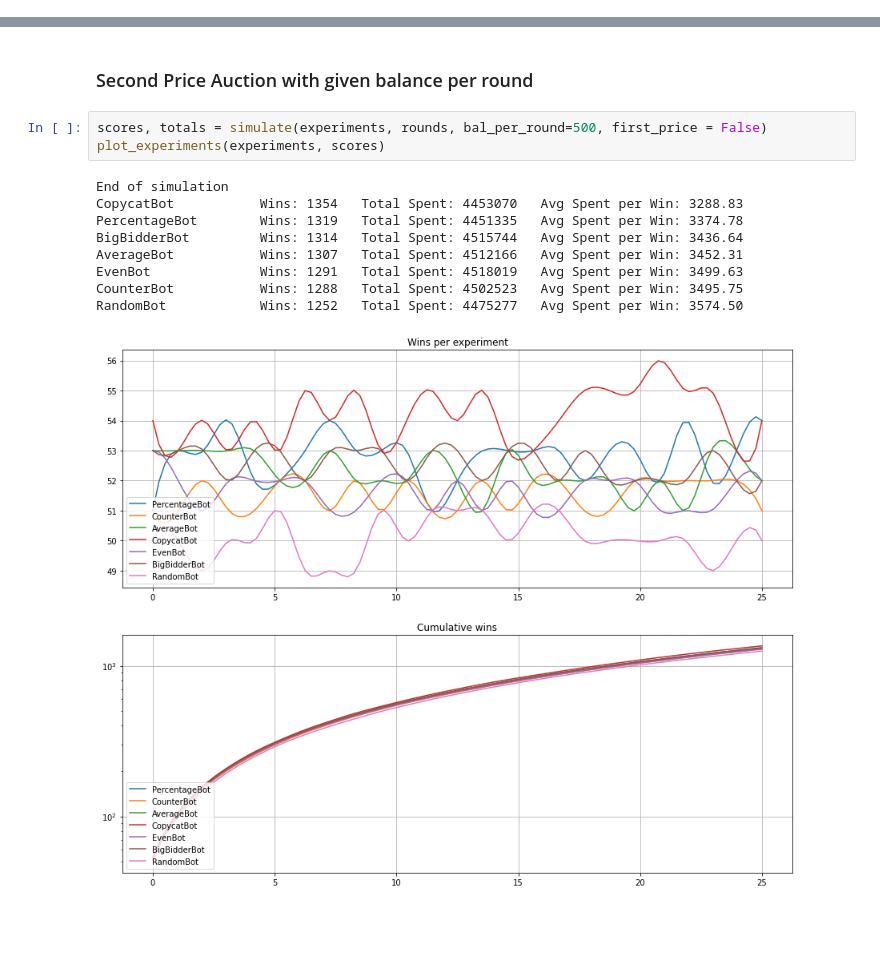
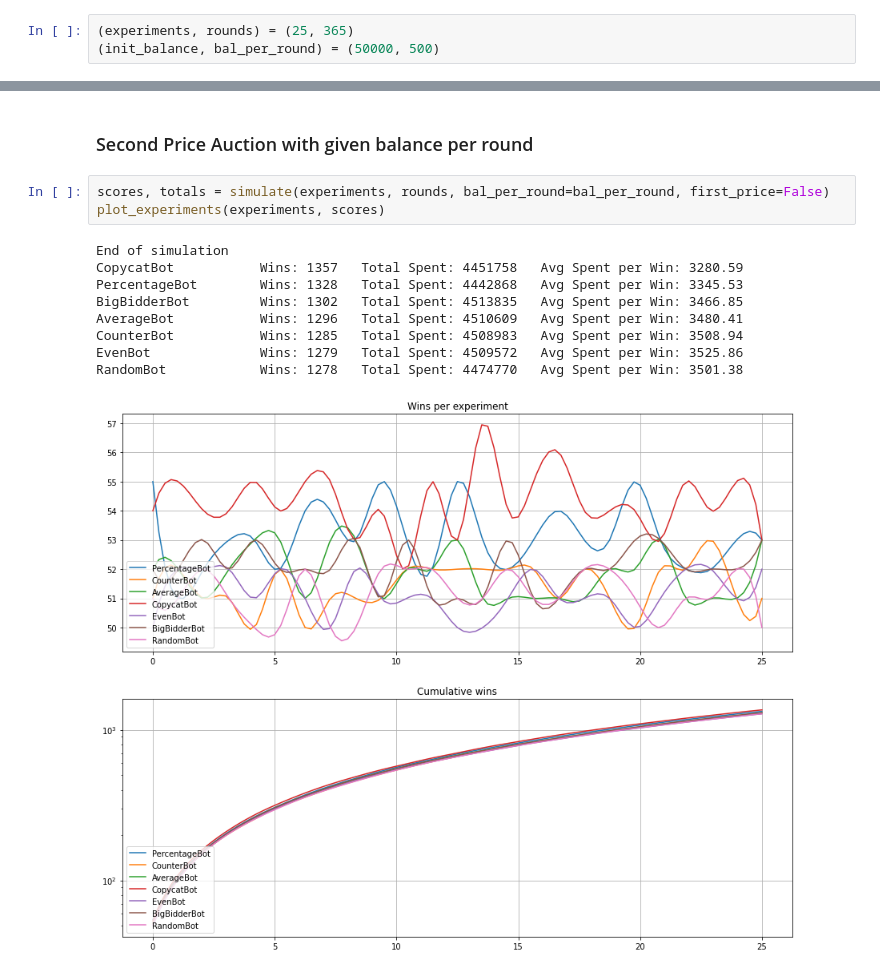
Before and after one commit to chriskrez/MultiagentSystems, a Jupyter notebook: agents.ipynb, the cells around one changed output, grey strips where cells are left out. Saved outputs shown, nothing was run; the diff lists cells and outputs as text; blank space fills up the shorter version.

```diff
--- a/agents.ipynb
+++ b/agents.ipynb
@@ -368,3 +358,6 @@ rounds = 365
+# %%
+(experiments, rounds) = (25, 365)
+(init_balance, bal_per_round) = (50000, 500)
 # %% [markdown]
 ### First Price Auction with initial balance
 # %%
@@ -413,15 +406,15 @@ RandomBot            Wins: 1120   Total Spent: 4501884   Avg Spent per Win: 4019
 # %% [markdown]
 ### Second Price Auction with given balance per round
 # %%
-scores, totals = simulate(experiments, rounds, bal_per_round=500, first_price = False)
+scores, totals = simulate(experiments, rounds, bal_per_round=bal_per_round, first_price=False)
 plot_experiments(experiments, scores)
 # %% [output]
 End of simulation
-CopycatBot           Wins: 1354   Total Spent: 4453070   Avg Spent per Win: 3288.83
-PercentageBot        Wins: 1319   Total Spent: 4451335   Avg Spent per Win: 3374.78
-BigBidderBot         Wins: 1314   Total Spent: 4515744   Avg Spent per Win: 3436.64
-AverageBot           Wins: 1307   Total Spent: 4512166   Avg Spent per Win: 3452.31
-EvenBot              Wins: 1291   Total Spent: 4518019   Avg Spent per Win: 3499.63
-CounterBot           Wins: 1288   Total Spent: 4502523   Avg Spent per Win: 3495.75
-RandomBot            Wins: 1252   Total Spent: 4475277   Avg Spent per Win: 3574.50
+CopycatBot           Wins: 1357   Total Spent: 4451758   Avg Spent per Win: 3280.59
+PercentageBot        Wins: 1328   Total Spent: 4442868   Avg Spent per Win: 3345.53
+BigBidderBot         Wins: 1302   Total Spent: 4513835   Avg Spent per Win: 3466.85
+AverageBot           Wins: 1296   Total Spent: 4510609   Avg Spent per Win: 3480.41
+CounterBot           Wins: 1285   Total Spent: 4508983   Avg Spent per Win: 3508.94
+EvenBot              Wins: 1279   Total Spent: 4509572   Avg Spent per Win: 3525.86
+RandomBot            Wins: 1278   Total Spent: 4474770   Avg Spent per Win: 3501.38
-[figure, old version]
+[figure, new version]
```
Also changed, not shown: parts of 5 cells of this notebook.
